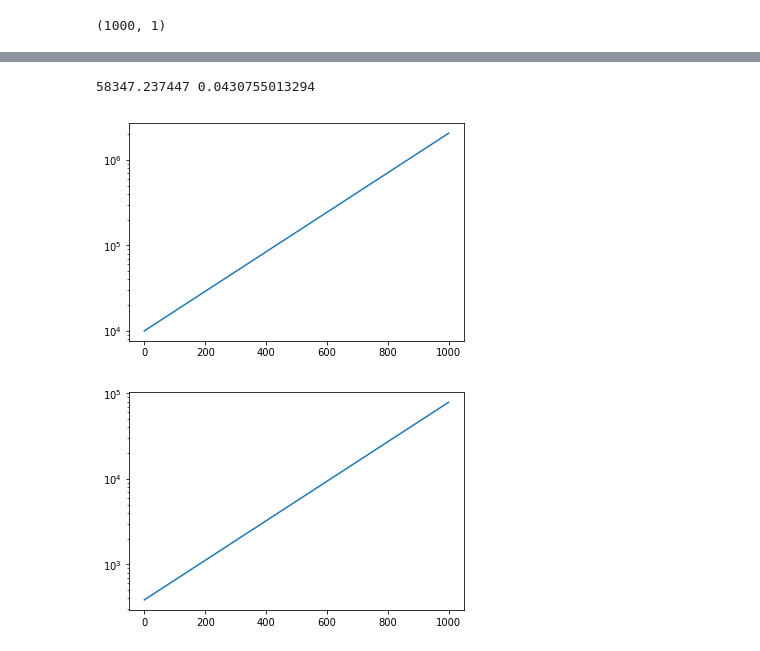
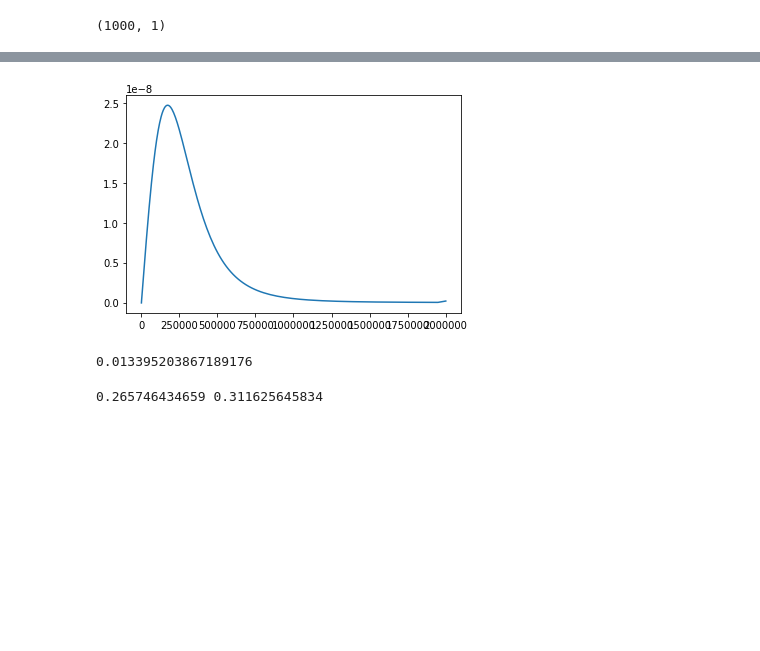
Before and after one commit to vinitX/ML_Scattering, a Jupyter notebook: boltz.ipynb, the cells around one changed output, grey strips where cells are left out. Drawn from its saved outputs; the diff is of its cells as text; code cells hidden in the pictures; blank space fills up the shorter version.

```diff
--- a/boltz.ipynb
+++ b/boltz.ipynb
@@ -85,0 +86,6 @@ plt.show()
+# %%
+f1=-q*E*(f0[1:]-f0[:n-1])/dv[:n-1]/(m*vm(v[:n-1]))
+plt.plot(v[:n-1],f1)
+plt.show()
+# %% [output]
+[figure, added]
@@ -86,15 +96,11 @@ plt.show()
+# %%
+np.sum(f1*dv[:n-1])
+# %% [output]
+0.013395203867189176
 # %%
-print(W,eps/1.6e-19)
+print(W/1e4,eps/1.6e-19)
 # %% [output]
-58347.237447 0.0430755013294
+0.265746434659 0.311625645834
-# %%
-plt.semilogy(v)
-plt.show()
-plt.semilogy(dv)
-plt.show()
-# %% [output]
-[figure, removed]
-[figure, removed]
 # %%
 W0=0.593e4
 eps0=0.7291*1.6e-19
```
Also changed, not shown: parts of 11 cells of this notebook, 1 other file.
